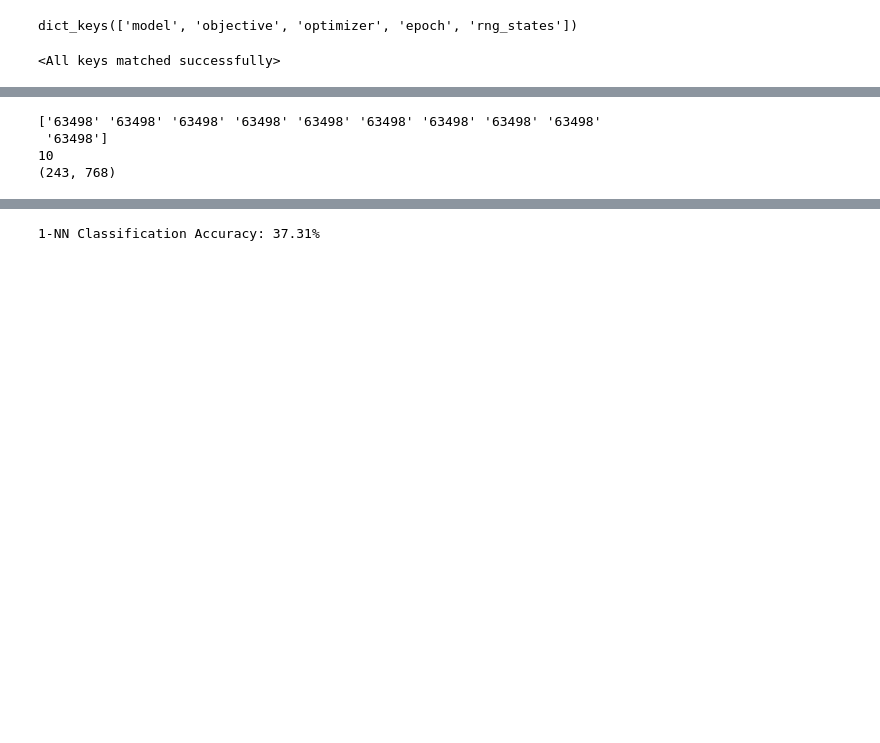
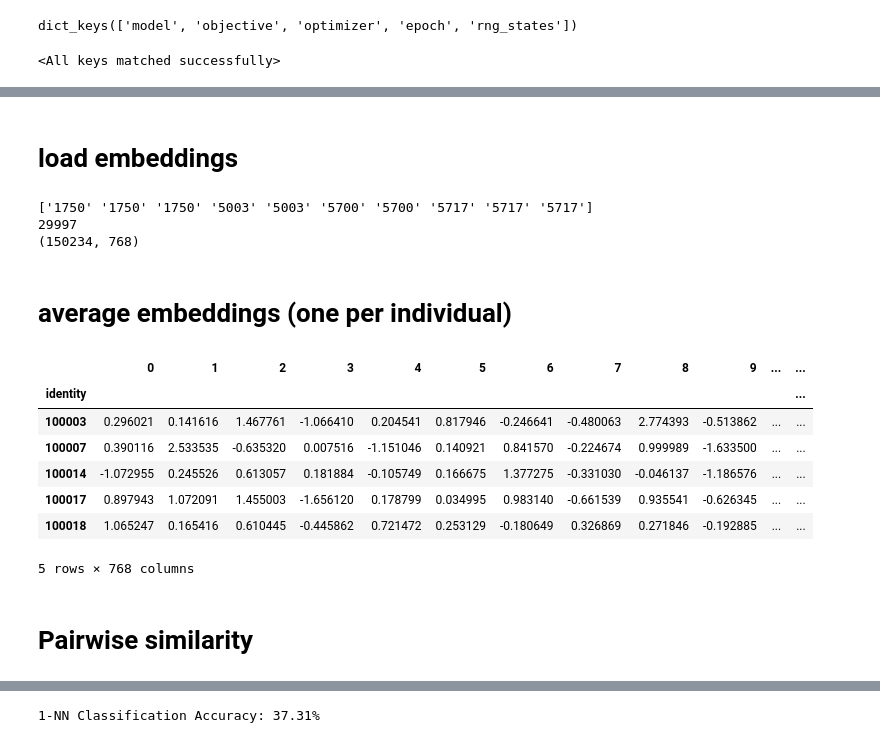
Before and after one commit to ash2d/wildlife-tools, a Jupyter notebook: exploring/relatedness_embeddings.ipynb, the cells around one changed output, grey strips where cells are left out. Saved outputs shown, nothing was run; the diff lists cells and outputs as text; code cells hidden in the pictures; blank space fills up the shorter version.

```diff
--- a/exploring/relatedness_embeddings.ipynb
+++ b/exploring/relatedness_embeddings.ipynb
@@ -111,6 +119,8 @@ print(f"Embeddings and labels saved to {save_file}")
+# %% [markdown]
+# load embeddings
 # %%
 # To load the data later:
-loaded_data = np.load('/gws/nopw/j04/iecdt/dash/embeddings/models/MGD/MGD_30000ids_arcface/model_epoch_10.pt/top_30000_ids_database_embeddings.npz')
+loaded_data = np.load('/gws/nopw/j04/iecdt/dash/embeddings/models/MGD/MGD_30000ids_arcface/model_epoch_10.pt/top_30000_ids_database_embeddings.npz', allow_pickle=True)
 embeddings = loaded_data['embeddings']
 labels = loaded_data['labels']
 # %%
@@ -118,7 +128,32 @@ print(labels[:10])  # Print first 10 labels for verification
 print(len(set(labels))) #number of individuals
 print(embeddings.shape)
 # %% [output]
-['63498' '63498' '63498' '63498' '63498' '63498' '63498' '63498' '63498'
- '63498']
-10
-(243, 768)
+['1750' '1750' '1750' '5003' '5003' '5700' '5700' '5717' '5717' '5717']
+29997
+(150234, 768)
+# %% [markdown]
+# average embeddings (one per individual)
+# %%
+
+# Combine extracted features with metadata
+embeddings_df = pd.DataFrame(embeddings)
+embeddings_df['identity'] = labels
+
+# Group by identity and calculate the mean embedding for each individual
+mean_embeddings = embeddings_df.groupby('identity').mean()
+
+# `mean_embeddings` is now a DataFrame where each row index is an 'identity'
+# and the columns are the dimensions of your embedding vector.
+# %%
+mean_embeddings.head()
+# %% [output]
+|  | 0 | 1 | 2 | 3 | 4 | 5 | 6 | 7 | 8 | 9 | ... | ... |
+| identity |  |  |  |  |  |  |  |  |  |  |  | ... |
+| 100003 | 0.296021 | 0.141616 | 1.467761 | -1.066410 | 0.204541 | 0.817946 | -0.246641 | -0.480063 | 2.774393 | -0.513862 | ... | ... |
+| 100007 | 0.390116 | 2.533535 | -0.635320 | 0.007516 | -1.151046 | 0.140921 | 0.841570 | -0.224674 | 0.999989 | -1.633500 | ... | ... |
+| 100014 | -1.072955 | 0.245526 | 0.613057 | 0.181884 | -0.105749 | 0.166675 | 1.377275 | -0.331030 | -0.046137 | -1.186576 | ... | ... |
+| 100017 | 0.897943 | 1.072091 | 1.455003 | -1.656120 | 0.178799 | 0.034995 | 0.983140 | -0.661539 | 0.935541 | -0.626345 | ... | ... |
+| 100018 | 1.065247 | 0.165416 | 0.610445 | -0.445862 | 0.721472 | 0.253129 | -0.180649 | 0.326869 | 0.271846 | -0.192885 | ... | ... |
+5 rows × 768 columns
+# %% [markdown]
+# Pairwise similarity
```
Also changed, not shown: parts of 29 cells of this notebook.
